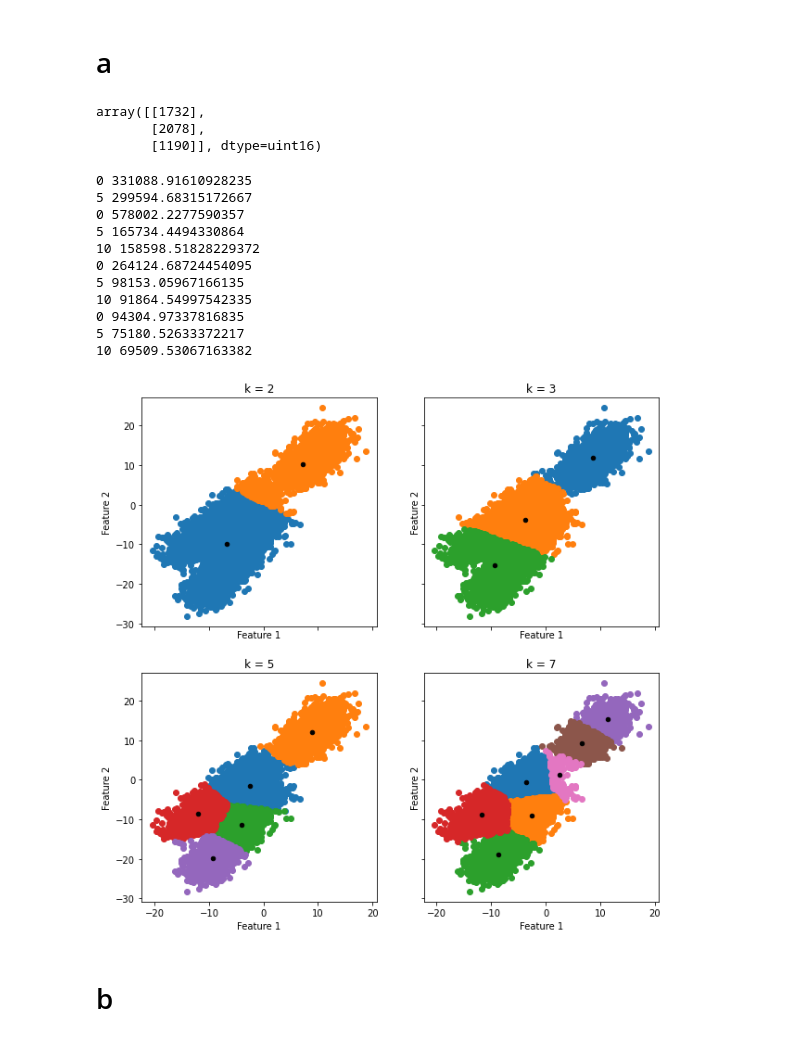
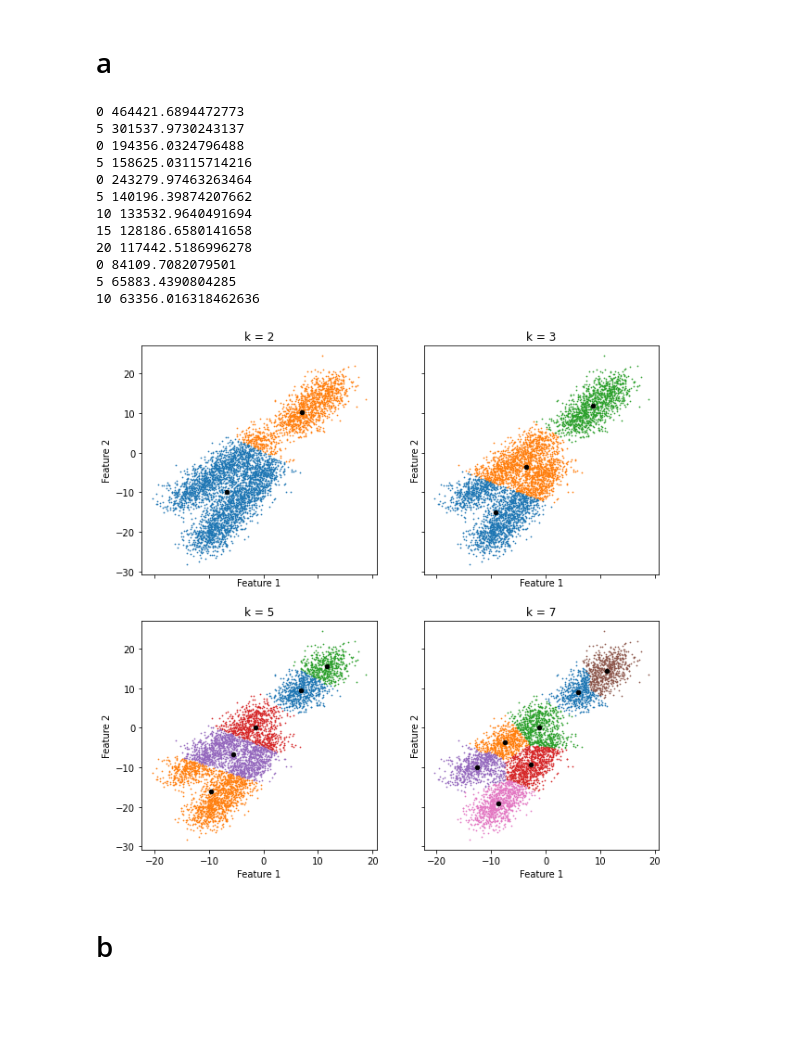
Before and after one commit to AUT-Student/SPR-HW4, a Jupyter notebook: P3/P3.ipynb, the cells around one changed output. Saved outputs shown, nothing was run; the diff lists cells and outputs as text; code cells hidden in the pictures; blank space fills up the shorter version.

```diff
--- a/P3/P3.ipynb
+++ b/P3/P3.ipynb
@@ -9,12 +9,6 @@ import matplotlib.pyplot as plt
 X = pd.DataFrame(scipy.io.loadmat('rand')["dataset"][0][0][0])
 # %%
 Y = pd.DataFrame(scipy.io.loadmat('rand')["dataset"][0][0][1])
-# %%
-np.array(scipy.io.loadmat('rand')["dataset"])[0][0][2]
-# %% [output]
-array([[1732],
-       [2078],
-       [1190]], dtype=uint16)
 # %%
 import math
 
@@ -66,40 +61,39 @@ def kmeanscluster(X, k, mu, tol, maxIter):
 # %%
 fig, ax = plt.subplots(2,2, sharex=True, sharey=True)
 
 for ki, k in enumerate([2, 3, 5, 7]):
     mu = X.sample(n=k)
 
     C = kmeanscluster(X=X, k=k, mu=mu, tol=100, maxIter=25)
 
     means_0 = []
     means_1 = []
 
     for i in range(k):
-        ax[int(ki/2)][ki%2].scatter(C[C["cluster"]==i][0], C[C["cluster"]==i][1])
+        ax[int(ki/2)][ki%2].scatter(C[C["cluster"]==i][0], C[C["cluster"]==i][1], s=0.5)
         ax[int(ki/2)][ki%2].set_title(f"k = {k}")
         means_0.append(C[C["cluster"]==i][0].mean())
         means_1.append(C[C["cluster"]==i][1].mean())
 
     ax[int(ki/2)][ki%2].scatter(means_0, means_1, c="black", s=20)
     plt.setp(ax[int(ki/2)][ki%2], xlabel="Feature 1", ylabel="Feature 2")
 
-# plt.xlabel("Feature 1")
-# plt.ylabel("Feature 2")
 fig.set_size_inches(10,10)
 plt.show()
 # %% [output]
-0 331088.91610928235
-5 299594.68315172667
-0 578002.2277590357
-5 165734.4494330864
-10 158598.51828229372
-0 264124.68724454095
-5 98153.05967166135
-10 91864.54997542335
-0 94304.97337816835
-5 75180.52633372217
-10 69509.53067163382
+0 464421.6894472773
+5 301537.9730243137
+0 194356.0324796488
+5 158625.03115714216
+0 243279.97463263464
+5 140196.39874207662
+10 133532.9640491694
+15 128186.6580141658
+20 117442.5186996278
+0 84109.7082079501
+5 65883.4390804285
+10 63356.016318462636
-[figure, old version]
+[figure, new version]
 # %% [markdown]
 # b
 # %%
```
Also changed, not shown: parts of 7 cells of this notebook, 3 other files.
